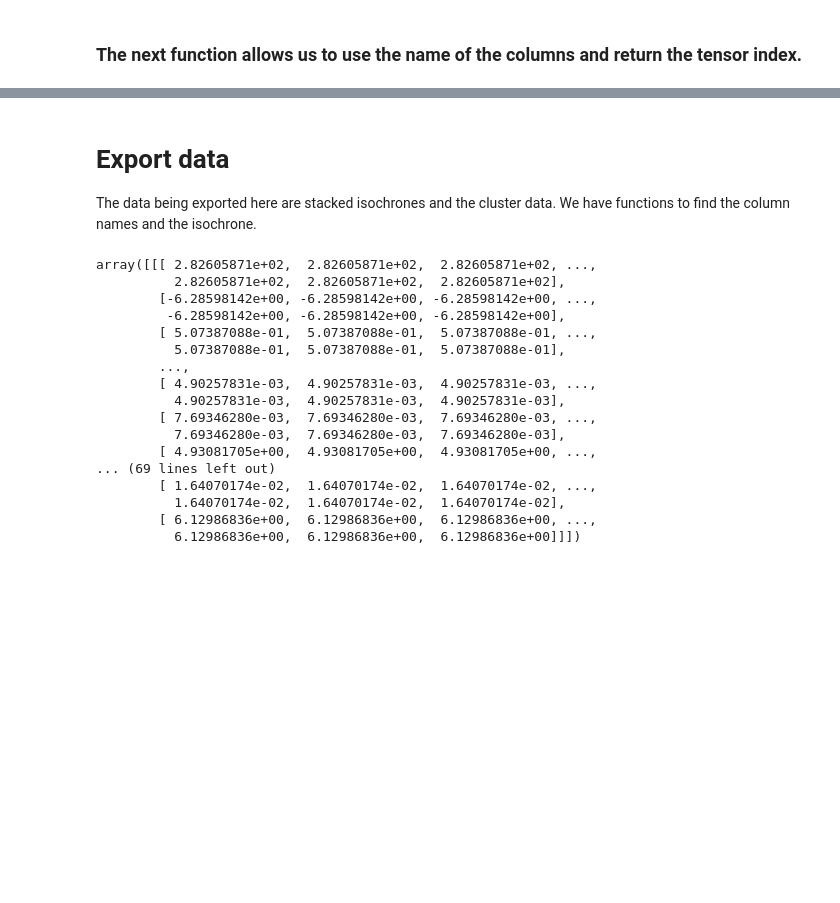
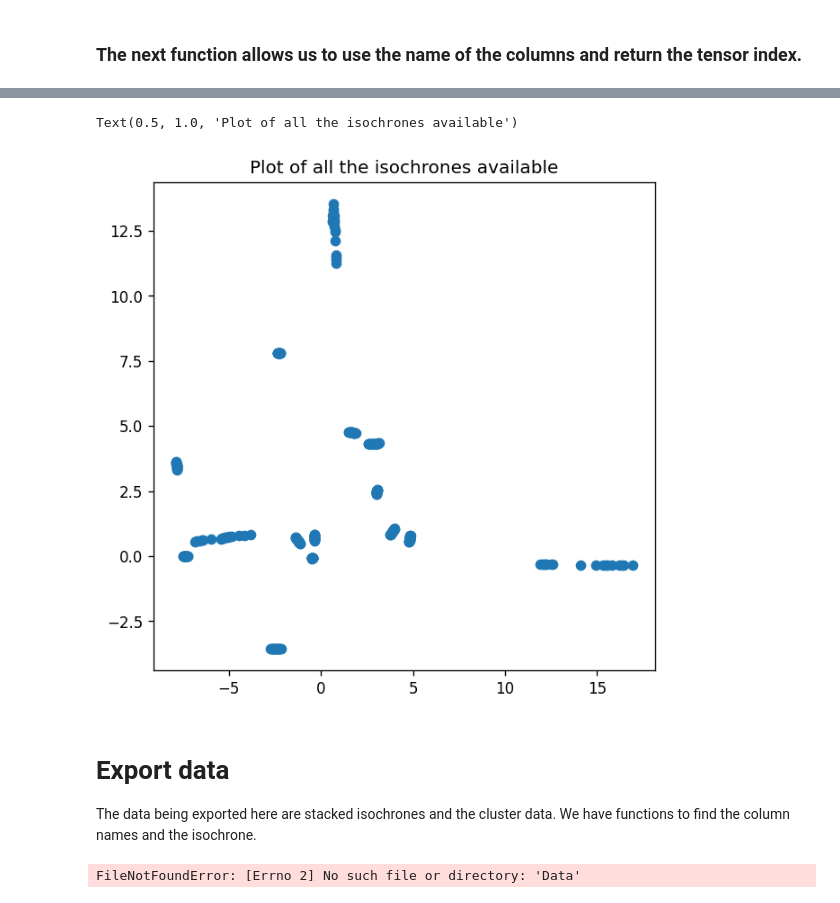
Before and after one commit to ocallam6/VaeStar, a Jupyter notebook: data_prep.ipynb, the cells around one changed output, grey strips where cells are left out. Cells and saved outputs as stored; diff of their text form; code cells hidden in the pictures; blank space fills up the shorter version.

```diff
--- a/data_prep.ipynb
+++ b/data_prep.ipynb
@@ -307,3 +342,17 @@ x_values=x_values.expand(x_values.shape[0],x_values.shape[1],pad_size)
+# %%
+isochrone=pd.DataFrame(np.array(stacked_isochrones[1000]).transpose(),columns=dfs[0].columns).dropna()
+fig = plt.figure(figsize=(6, 6), dpi=120)
+
+plt.scatter(isochrone['Gaia_BP_EDR3']-isochrone['Gaia_RP_EDR3'], isochrone['Gaia_G_EDR3'],
+                    )
+
+
+
+plt.title('Plot of all the isochrones available')
+#plt.ylim(20, -15)
+# %% [output]
+Text(0.5, 1.0, 'Plot of all the isochrones available')
+[figure, added]
 # %% [markdown]
 # Export data
 
@@ -319,30 +368,14 @@ pickle.dump(t_np,output) #save to file
 t_np = x_values.numpy() #convert to Numpy array
 output=open('x_values.pkl','wb') #convert to a dataframe
 pickle.dump(t_np,output)#save to file
-# %%
-t_np
-# %% [output]
-array([[[ 2.82605871e+02,  2.82605871e+02,  2.82605871e+02, ...,
-          2.82605871e+02,  2.82605871e+02,  2.82605871e+02],
-        [-6.28598142e+00, -6.28598142e+00, -6.28598142e+00, ...,
-         -6.28598142e+00, -6.28598142e+00, -6.28598142e+00],
-        [ 5.07387088e-01,  5.07387088e-01,  5.07387088e-01, ...,
-          5.07387088e-01,  5.07387088e-01,  5.07387088e-01],
-        ...,
-        [ 4.90257831e-03,  4.90257831e-03,  4.90257831e-03, ...,
-          4.90257831e-03,  4.90257831e-03,  4.90257831e-03],
-        [ 7.69346280e-03,  7.69346280e-03,  7.69346280e-03, ...,
-          7.69346280e-03,  7.69346280e-03,  7.69346280e-03],
-        [ 4.93081705e+00,  4.93081705e+00,  4.93081705e+00, ...,
-... (69 lines left out)
-        [ 1.64070174e-02,  1.64070174e-02,  1.64070174e-02, ...,
-          1.64070174e-02,  1.64070174e-02,  1.64070174e-02],
-        [ 6.12986836e+00,  6.12986836e+00,  6.12986836e+00, ...,
-          6.12986836e+00,  6.12986836e+00,  6.12986836e+00]]])
 # %%
 t_np = np.array(cluster_df.columns) #convert to Numpy array
 output=open('columns.pkl','wb') #convert to a dataframe
 pickle.dump(t_np,output)#save to file
+# %%
+os.chdir("Data")
+# %% [output]
+FileNotFoundError: [Errno 2] No such file or directory: 'Data'
 # %%
 t_np = np.array(dfs[0].columns).astype(str) #convert to Numpy array
 output=open('isoc_cols.pkl','wb') #convert to a dataframe
```
Also changed, not shown: parts of 25 cells of this notebook, 3 other files.
